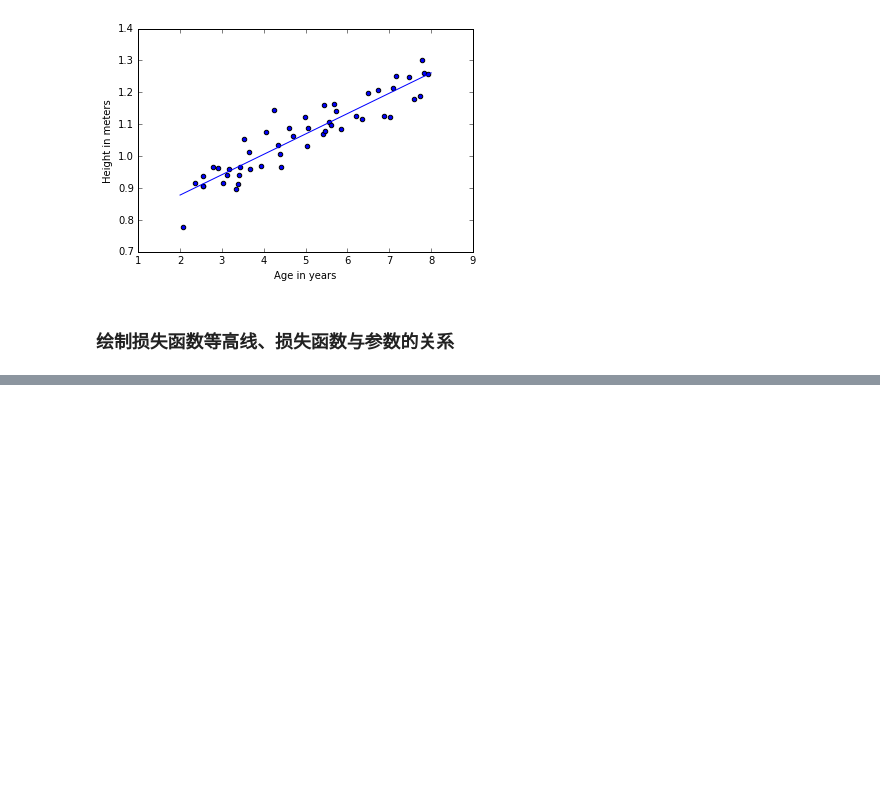
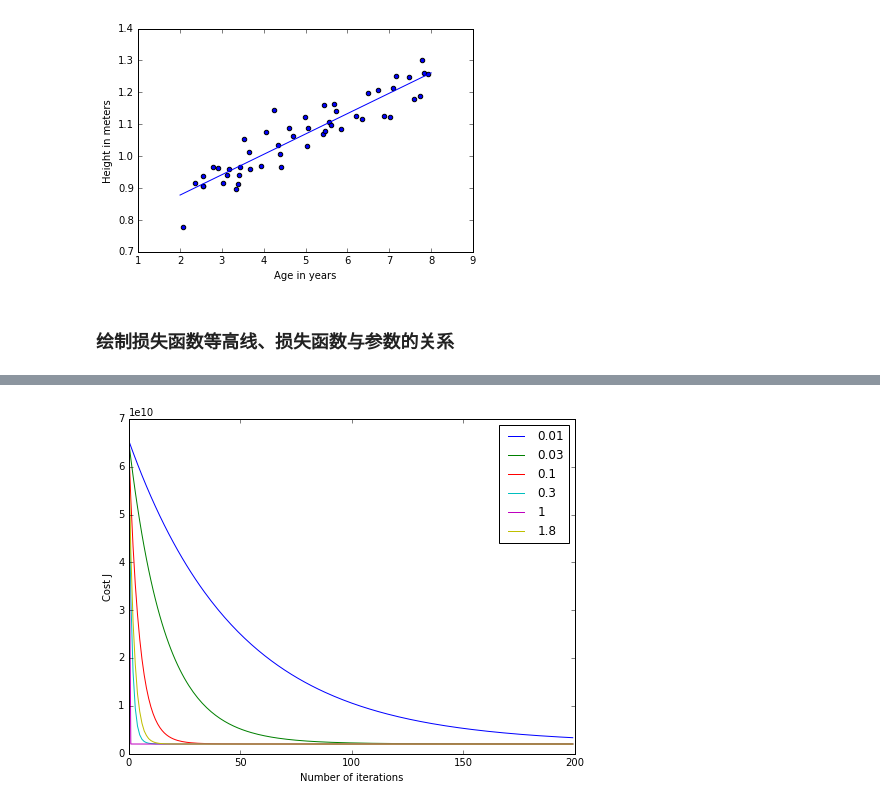
Before and after one commit to coder-ss/ml-learn, a Jupyter notebook: linear-regression/lr-boys-height.ipynb, the cells around one changed output, grey strips where cells are left out. Cells and saved outputs as stored; diff of their text form; code cells hidden in the pictures; blank space fills up the shorter version.

Commit message:
lr: house price

```diff
--- a/linear-regression/lr-boys-height.ipynb
+++ b/linear-regression/lr-boys-height.ipynb
@@ -121,0 +121,18 @@ plt.show()
+# %%
+# 读取数据
+x_arr = np.loadtxt('data/house-price/x.dat')
+y_arr = np.loadtxt('data/house-price/y.dat')
+
+# 处理数据
+# 标准化处理
+x_mean = np.mean(x_arr, 0)
+x_std = np.std(x_arr, 0)
+x_arr_scale = (x_arr - x_mean) / x_std
+# 组装截距
+x_arr_scale = np.append(np.ones((len(x_arr_scale), 1)), x_arr_scale, 1)
+x_arr = np.append(np.ones((len(x_arr), 1)), x_arr, 1)
+x_mat_scale = np.matrix(x_arr_scale)
+x_mat = np.matrix(x_arr)
+# 将标签表示成 m×1 的矩阵
+y_mat = np.matrix(y_arr)
+y_mat.resize((len(x_mat), 1))
@@ -121,0 +141,64 @@ plt.show()
+# %%
+def mse(_x_mat, _y_mat, _thetas_mat):
+    """ 求均方误差
+
+    :param _x_mat: 各样本的特征值。m×(n+1) 的矩阵，这里例子是47×3
+    :param _y_mat: 各样本的标签。m×1 的矩阵
+    :param _thetas_mat: 模型参数。(n+1)×1 的矩阵。这里是3×1
+    :return:
+    """
+    _err = _x_mat * _thetas_mat - _y_mat
+    rs = _err.T * _err / 2 / _y_mat.shape[0]
+
+    return rs.flat[0]
+
+def gradient_descent(_x_arr, _y_arr, _thetas, _alpha=2):
+    """ 梯度下降函数
+
+    :param _x_arr: 各样本的特征值。ndarray类型
+    :param _y_arr: 各样本的标签。ndarray类型
+    :param _thetas: 模型参数。ndarray类型
+    :param _alpha: 学习率
+    :return: 更新后的模型参数
+    """
+    for j in range(_x_arr.shape[1]):
+        err_list = [0.0] * _x_arr.shape[0]
+
+        for i in range(_x_arr.shape[0]):
+            err_list[i] = (np.sum(_x_arr[i, :] * _thetas) - _y_arr[i]) * _x_arr[i, j]
+
+        _thetas[j] = _thetas[j] - _alpha * np.mean(err_list, 0)
+    return _thetas
+
+# 寻找学习率alpha
+alphas = [0.01, 0.03, 0.1, 0.3, 1, 1.8]
+plt.figure(1, figsize=(8, 6))
+for alpha in alphas:
+    count = 0
+    mse_list = [0.0] * 200
+    thetas = np.array([0.0, 0.0, 0.0])
+
+    while count < 200:
+        mse_list[count] = mse(x_mat_scale, y_mat, np.matrix(thetas).T)
+        count += 1
+        thetas = gradient_descent(x_arr_scale, y_arr, thetas.copy(), alpha)
+    plt.plot(range(200), mse_list, label=alpha)
+plt.legend()
+plt.xlabel('Number of iterations', fontsize='medium'); plt.ylabel('Cost J', fontsize='medium')
+
+# 学习率过大会发散
+plt.figure(2, figsize=(8, 6))
+count = 0
+mse_list = [0.0] * 200
+thetas = np.array([0.0, 0.0, 0.0])
+
+while count < 200:
+    mse_list[count] = mse(np.matrix(x_arr_scale), y_mat, np.matrix(thetas).T)
+    count += 1
+    thetas = gradient_descent(x_arr_scale, y_arr, thetas.copy(), 2.1)
+plt.plot(range(200), mse_list, label=2.1)
+plt.legend()
+plt.xlabel('Number of iterations', fontsize='medium'); plt.ylabel('Cost J', fontsize='medium')
+plt.show()
+# %% [output]
+[figure, added]
```
Also changed, not shown: parts of 9 cells of this notebook, 2 other files.
